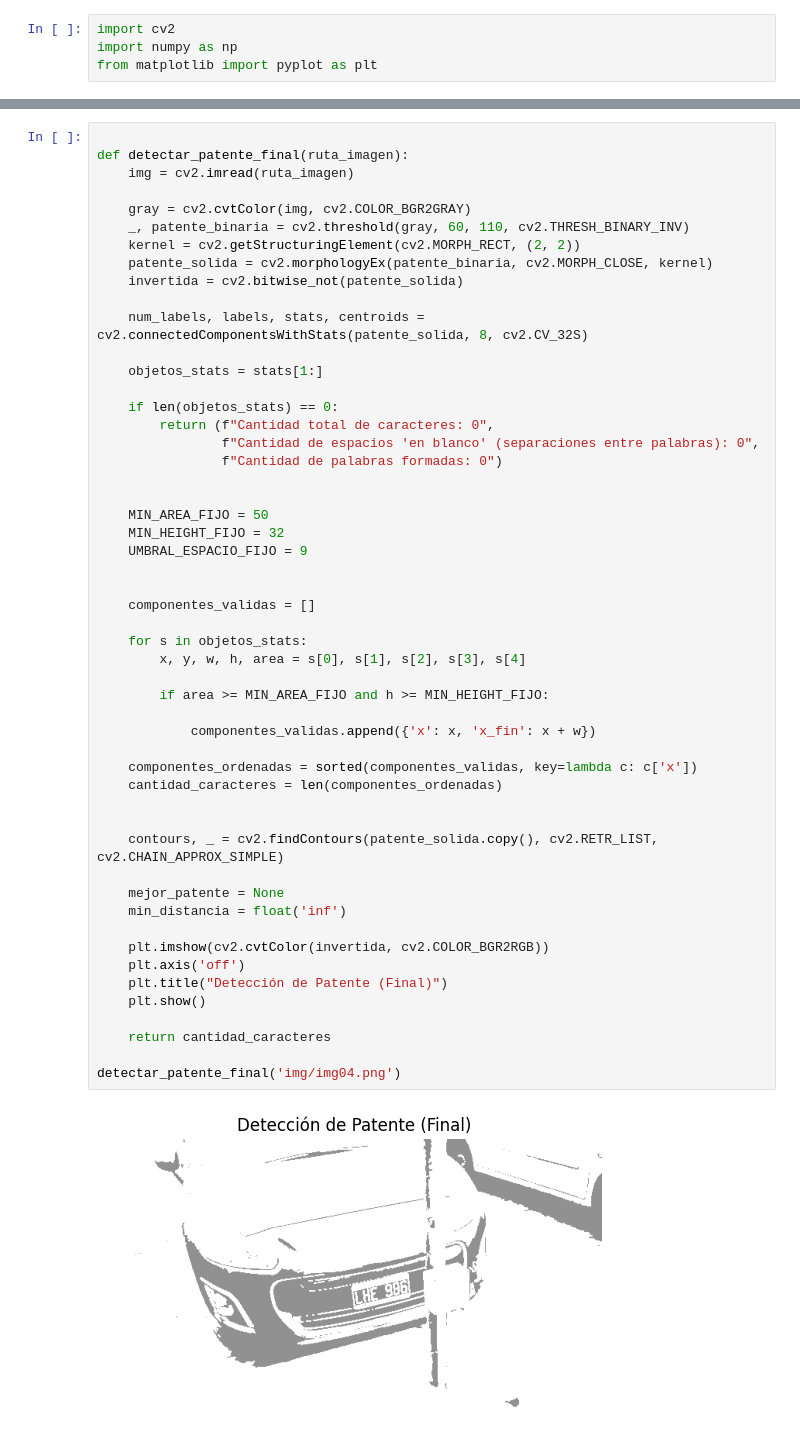
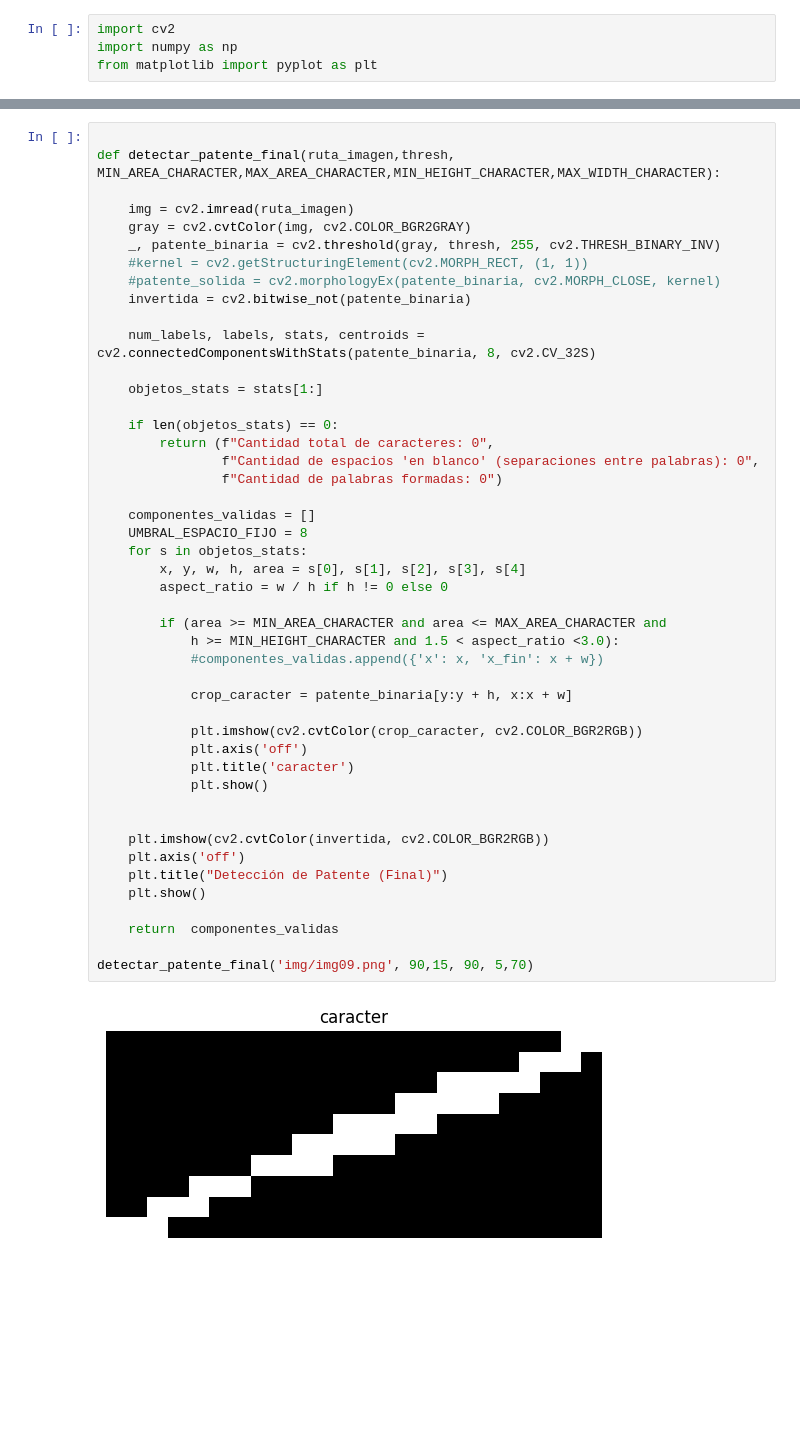
Before and after one commit to maxiromano/tp2_pdi_Molina_Romano, a Jupyter notebook: parte2.ipynb, the cells around one changed output, grey strips where cells are left out. Cells and saved outputs as stored; diff of their text form; blank space fills up the shorter version.

```diff
--- a/parte2.ipynb
+++ b/parte2.ipynb
@@ -85,54 +95,48 @@ else:
 # %%
 
-def detectar_patente_final(ruta_imagen):
+def detectar_patente_final(ruta_imagen,thresh, MIN_AREA_CHARACTER,MAX_AREA_CHARACTER,MIN_HEIGHT_CHARACTER,MAX_WIDTH_CHARACTER):
+
     img = cv2.imread(ruta_imagen)
+    gray = cv2.cvtColor(img, cv2.COLOR_BGR2GRAY)
+    _, patente_binaria = cv2.threshold(gray, thresh, 255, cv2.THRESH_BINARY_INV)
+    #kernel = cv2.getStructuringElement(cv2.MORPH_RECT, (1, 1))
+    #patente_solida = cv2.morphologyEx(patente_binaria, cv2.MORPH_CLOSE, kernel)
+    invertida = cv2.bitwise_not(patente_binaria)
 
-    gray = cv2.cvtColor(img, cv2.COLOR_BGR2GRAY)
-    _, patente_binaria = cv2.threshold(gray, 60, 110, cv2.THRESH_BINARY_INV)
-    kernel = cv2.getStructuringElement(cv2.MORPH_RECT, (2, 2))
-    patente_solida = cv2.morphologyEx(patente_binaria, cv2.MORPH_CLOSE, kernel)
-    invertida = cv2.bitwise_not(patente_solida)
-
-    num_labels, labels, stats, centroids = cv2.connectedComponentsWithStats(patente_solida, 8, cv2.CV_32S)
+    num_labels, labels, stats, centroids = cv2.connectedComponentsWithStats(patente_binaria, 8, cv2.CV_32S)
 
     objetos_stats = stats[1:]
 
     if len(objetos_stats) == 0:
         return (f"Cantidad total de caracteres: 0",
                 f"Cantidad de espacios 'en blanco' (separaciones entre palabras): 0",
                 f"Cantidad de palabras formadas: 0")
 
-
-    MIN_AREA_FIJO = 50
-    MIN_HEIGHT_FIJO = 32
-    UMBRAL_ESPACIO_FIJO = 9
-
-
     componentes_validas = []
-
+    UMBRAL_ESPACIO_FIJO = 8
     for s in objetos_stats:
         x, y, w, h, area = s[0], s[1], s[2], s[3], s[4]
+        aspect_ratio = w / h if h != 0 else 0
 
-        if area >= MIN_AREA_FIJO and h >= MIN_HEIGHT_FIJO:
+        if (area >= MIN_AREA_CHARACTER and area <= MAX_AREA_CHARACTER and
+            h >= MIN_HEIGHT_CHARACTER and 1.5 < aspect_ratio <3.0):
+            #componentes_validas.append({'x': x, 'x_fin': x + w})
 
-            componentes_validas.append({'x': x, 'x_fin': x + w})
+            crop_caracter = patente_binaria[y:y + h, x:x + w]
 
-    componentes_ordenadas = sorted(componentes_validas, key=lambda c: c['x'])
-    cantidad_caracteres = len(componentes_ordenadas)
+            plt.imshow(cv2.cvtColor(crop_caracter, cv2.COLOR_BGR2RGB))
+            plt.axis('off')
+            plt.title('caracter')
+            plt.show()
 
-
-    contours, _ = cv2.findContours(patente_solida.copy(), cv2.RETR_LIST, cv2.CHAIN_APPROX_SIMPLE)
-
-    mejor_patente = None
-    min_distancia = float('inf')
 
     plt.imshow(cv2.cvtColor(invertida, cv2.COLOR_BGR2RGB))
     plt.axis('off')
     plt.title("Detección de Patente (Final)")
     plt.show()
 
-    return cantidad_caracteres
+    return  componentes_validas
 
-detectar_patente_final('img/img04.png')
+detectar_patente_final('img/img09.png', 90,15, 90, 5,70)
 # %% [output]
-[figure, old version]
+[figure, new version]
```
Also changed, not shown: parts of 7 cells of this notebook, 3 other files.
